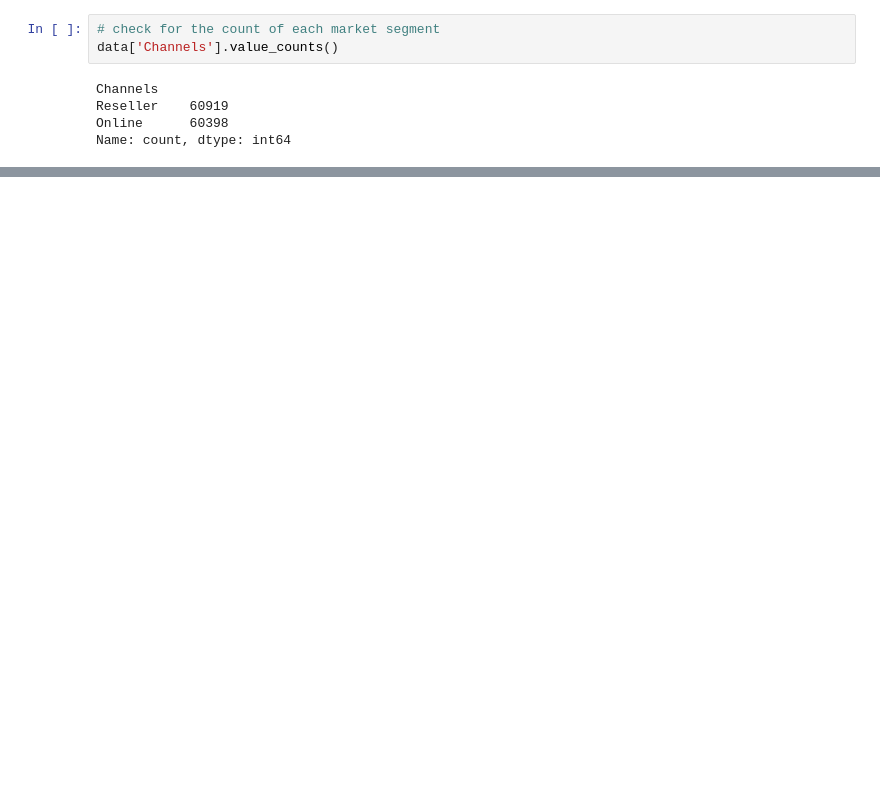
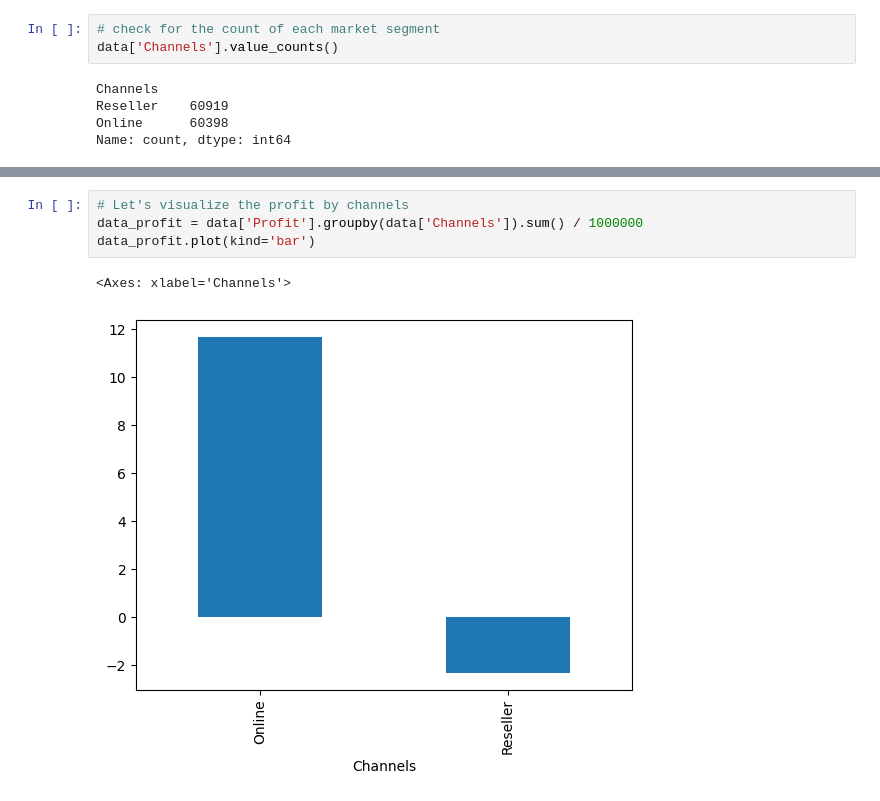
Before and after one commit to Laminf2ray/Sales-comparison, a Jupyter notebook: Sales-Channels-Performances.ipynb, the cells around one changed output, grey strips where cells are left out. Drawn from its saved outputs; the diff is of its cells as text; blank space fills up the shorter version.

```diff
--- a/Sales-Channels-Performances.ipynb
+++ b/Sales-Channels-Performances.ipynb
@@ -122,0 +145,7 @@ Name: Profit, dtype: float64
+# %%
+# Let's visualize the profit by channels
+data_profit = data['Profit'].groupby(data['Channels']).sum() / 1000000
+data_profit.plot(kind='bar')
+# %% [output]
+<Axes: xlabel='Channels'>
+[figure, added]
```
Also changed, not shown: parts of 17 cells of this notebook.
